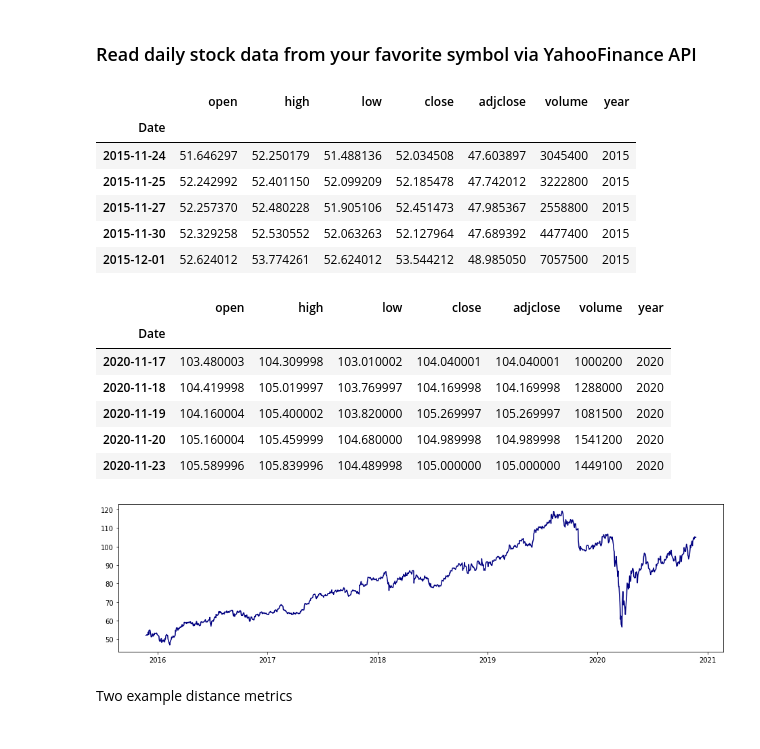
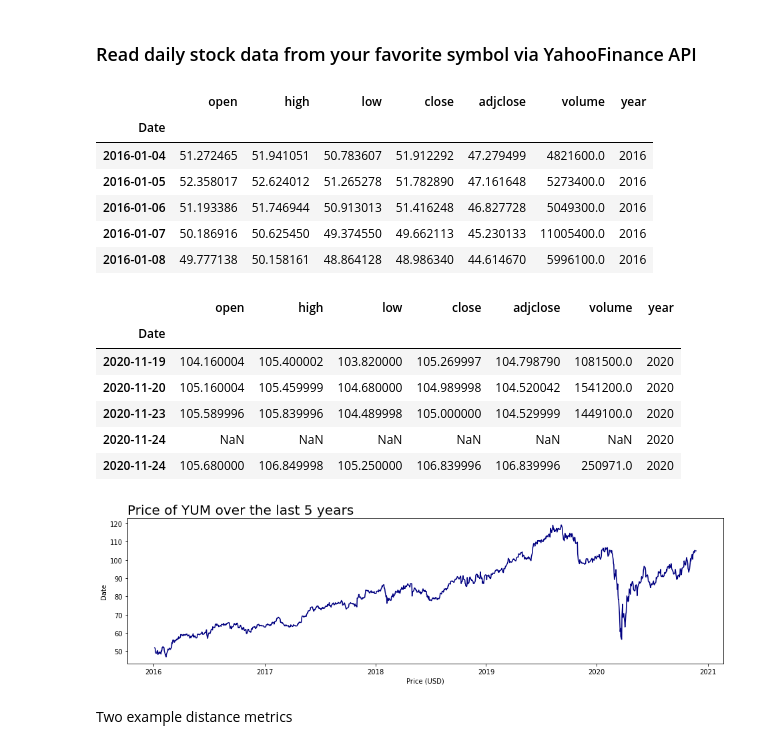
Before and after one commit to timbook/modelmonitor, a Jupyter notebook: demo.ipynb, the cells around one changed output. Drawn from its saved outputs; the diff is of its cells as text; code cells hidden in the pictures.

Commit message:
last update to demo

```diff
--- a/demo.ipynb
+++ b/demo.ipynb
@@ -29,31 +28,38 @@ data.columns = ['open', 'high', 'low', 'close', 'adjclose', 'volume']
 data['date'] = pd.to_datetime(data.index)
 data['year'] = data['date'].dt.year
 data.drop(columns='date', inplace=True)
+
+# Very little 2015 data is available, so we drop that year to avoid
+# misleading results
+data = data[data.year != 2015]
 # %%
 data.head()
 # %% [output]
 |  | open | high | low | close | adjclose | volume | year |
 | Date |  |  |  |  |  |  |  |
-| 2015-11-24 | 51.646297 | 52.250179 | 51.488136 | 52.034508 | 47.603897 | 3045400 | 2015 |
-| 2015-11-25 | 52.242992 | 52.401150 | 52.099209 | 52.185478 | 47.742012 | 3222800 | 2015 |
-| 2015-11-27 | 52.257370 | 52.480228 | 51.905106 | 52.451473 | 47.985367 | 2558800 | 2015 |
-| 2015-11-30 | 52.329258 | 52.530552 | 52.063263 | 52.127964 | 47.689392 | 4477400 | 2015 |
-| 2015-12-01 | 52.624012 | 53.774261 | 52.624012 | 53.544212 | 48.985050 | 7057500 | 2015 |
+| 2016-01-04 | 51.272465 | 51.941051 | 50.783607 | 51.912292 | 47.279499 | 4821600.0 | 2016 |
+| 2016-01-05 | 52.358017 | 52.624012 | 51.265278 | 51.782890 | 47.161648 | 5273400.0 | 2016 |
+| 2016-01-06 | 51.193386 | 51.746944 | 50.913013 | 51.416248 | 46.827728 | 5049300.0 | 2016 |
+| 2016-01-07 | 50.186916 | 50.625450 | 49.374550 | 49.662113 | 45.230133 | 11005400.0 | 2016 |
+| 2016-01-08 | 49.777138 | 50.158161 | 48.864128 | 48.986340 | 44.614670 | 5996100.0 | 2016 |
 # %%
 data.tail()
 # %% [output]
 |  | open | high | low | close | adjclose | volume | year |
 | Date |  |  |  |  |  |  |  |
-| 2020-11-17 | 103.480003 | 104.309998 | 103.010002 | 104.040001 | 104.040001 | 1000200 | 2020 |
-| 2020-11-18 | 104.419998 | 105.019997 | 103.769997 | 104.169998 | 104.169998 | 1288000 | 2020 |
-| 2020-11-19 | 104.160004 | 105.400002 | 103.820000 | 105.269997 | 105.269997 | 1081500 | 2020 |
-| 2020-11-20 | 105.160004 | 105.459999 | 104.680000 | 104.989998 | 104.989998 | 1541200 | 2020 |
-| 2020-11-23 | 105.589996 | 105.839996 | 104.489998 | 105.000000 | 105.000000 | 1449100 | 2020 |
+| 2020-11-19 | 104.160004 | 105.400002 | 103.820000 | 105.269997 | 104.798790 | 1081500.0 | 2020 |
+| 2020-11-20 | 105.160004 | 105.459999 | 104.680000 | 104.989998 | 104.520042 | 1541200.0 | 2020 |
+| 2020-11-23 | 105.589996 | 105.839996 | 104.489998 | 105.000000 | 104.529999 | 1449100.0 | 2020 |
+| 2020-11-24 | NaN | NaN | NaN | NaN | NaN | NaN | 2020 |
+| 2020-11-24 | 105.680000 | 106.849998 | 105.250000 | 106.839996 | 106.839996 | 250971.0 | 2020 |
 # %%
 plt.figure(figsize=(16, 4))
-plt.plot(data.index, data.close, color='navy');
+plt.plot(data.index, data.close, color='navy')
+plt.xlabel('Price (USD)')
+plt.ylabel('Date')
+plt.title(f'Price of {symbol} over the last 5 years', loc='left', size=20);
 # %% [output]
-[figure, old version]
+[figure, new version]
 # %% [markdown]
 Two example distance metrics
 # %%
```
Also changed, not shown: parts of 5 cells of this notebook.
